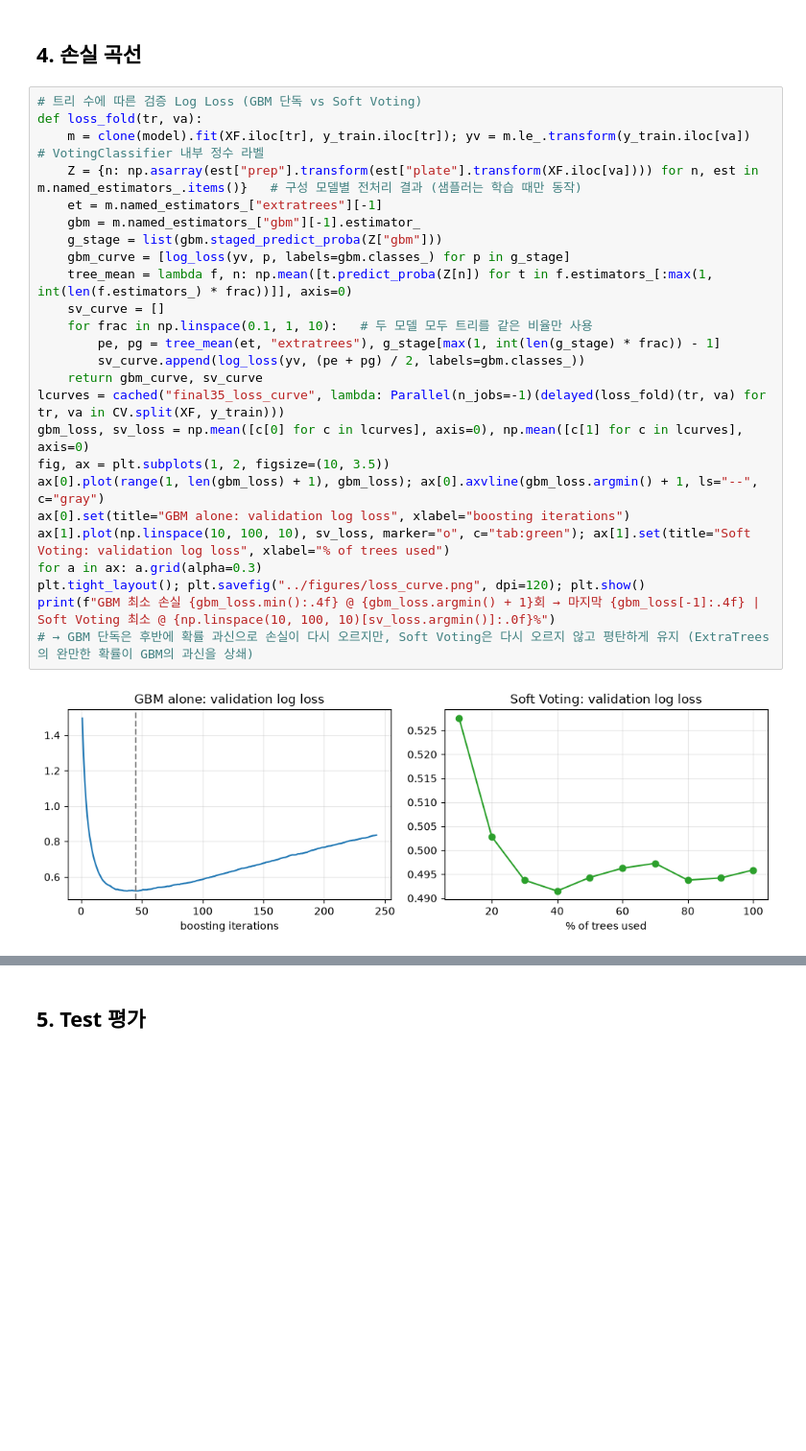
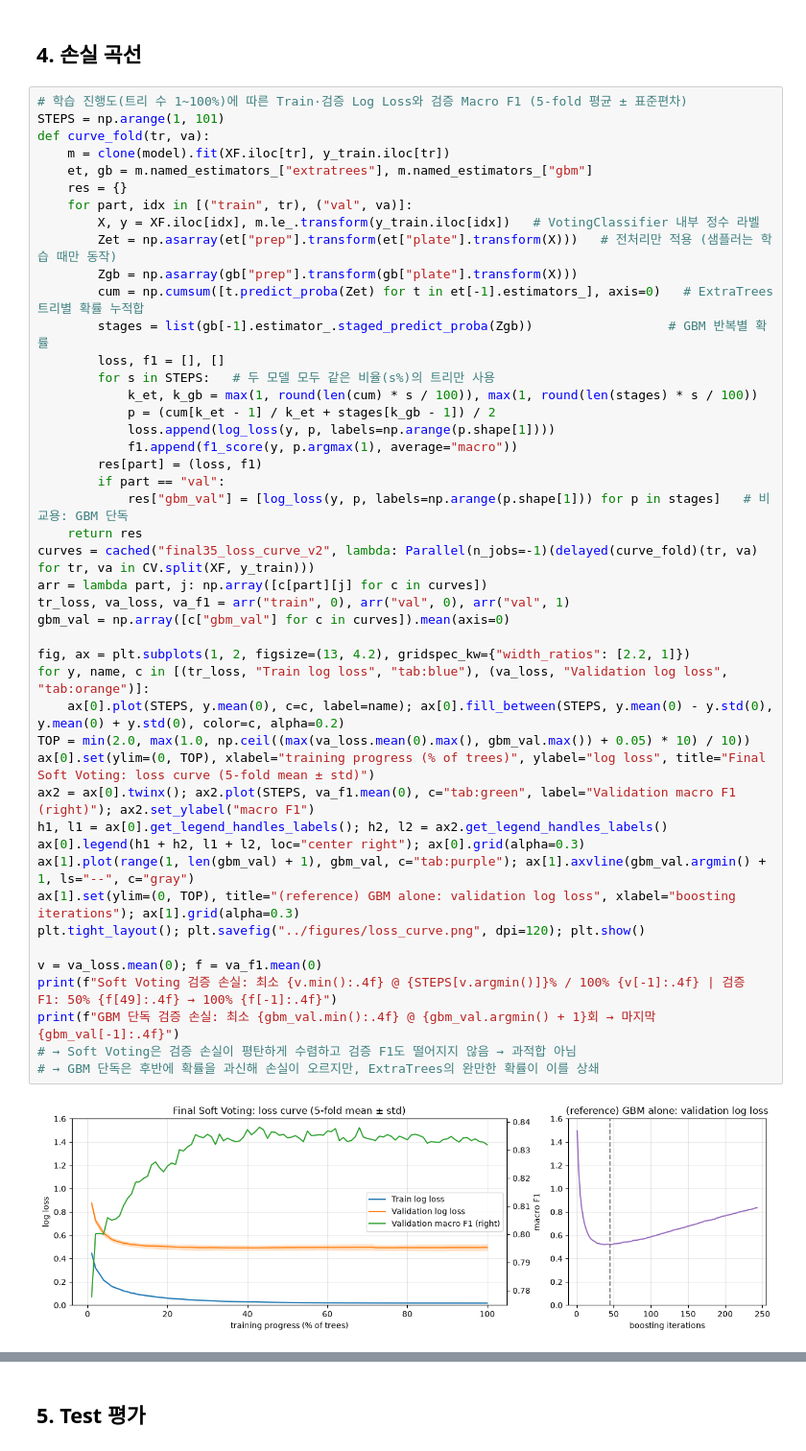
Before and after one commit to taekeoumkim/steel-plate-fault-classification, a Jupyter notebook: notebooks/05_final_model.ipynb, the cells around one changed output, grey strips where cells are left out. Shown at 96% size. Saved outputs shown, nothing was run; the diff lists cells and outputs as text; blank space fills up the shorter version.

```diff
--- a/notebooks/05_final_model.ipynb
+++ b/notebooks/05_final_model.ipynb
@@ -73,29 +73,49 @@ lc
 # %% [markdown]
 ## 4. 손실 곡선
 # %%
-# 트리 수에 따른 검증 Log Loss (GBM 단독 vs Soft Voting)
-def loss_fold(tr, va):
-    m = clone(model).fit(XF.iloc[tr], y_train.iloc[tr]); yv = m.le_.transform(y_train.iloc[va])   # VotingClassifier 내부 정수 라벨
-    Z = {n: np.asarray(est["prep"].transform(est["plate"].transform(XF.iloc[va]))) for n, est in m.named_estimators_.items()}   # 구성 모델별 전처리 결과 (샘플러는 학습 때만 동작)
-    et = m.named_estimators_["extratrees"][-1]
-    gbm = m.named_estimators_["gbm"][-1].estimator_
-    g_stage = list(gbm.staged_predict_proba(Z["gbm"]))
-    gbm_curve = [log_loss(yv, p, labels=gbm.classes_) for p in g_stage]
-    tree_mean = lambda f, n: np.mean([t.predict_proba(Z[n]) for t in f.estimators_[:max(1, int(len(f.estimators_) * frac))]], axis=0)
-    sv_curve = []
-    for frac in np.linspace(0.1, 1, 10):   # 두 모델 모두 트리를 같은 비율만 사용
-        pe, pg = tree_mean(et, "extratrees"), g_stage[max(1, int(len(g_stage) * frac)) - 1]
-        sv_curve.append(log_loss(yv, (pe + pg) / 2, labels=gbm.classes_))
-    return gbm_curve, sv_curve
-lcurves = cached("final35_loss_curve", lambda: Parallel(n_jobs=-1)(delayed(loss_fold)(tr, va) for tr, va in CV.split(XF, y_train)))
-gbm_loss, sv_loss = np.mean([c[0] for c in lcurves], axis=0), np.mean([c[1] for c in lcurves], axis=0)
-fig, ax = plt.subplots(1, 2, figsize=(10, 3.5))
-ax[0].plot(range(1, len(gbm_loss) + 1), gbm_loss); ax[0].axvline(gbm_loss.argmin() + 1, ls="--", c="gray")
-ax[0].set(title="GBM alone: validation log loss", xlabel="boosting iterations")
-ax[1].plot(np.linspace(10, 100, 10), sv_loss, marker="o", c="tab:green"); ax[1].set(title="Soft Voting: validation log loss", xlabel="% of trees used")
-for a in ax: a.grid(alpha=0.3)
+# 학습 진행도(트리 수 1~100%)에 따른 Train·검증 Log Loss와 검증 Macro F1 (5-fold 평균 ± 표준편차)
+STEPS = np.arange(1, 101)
+def curve_fold(tr, va):
+    m = clone(model).fit(XF.iloc[tr], y_train.iloc[tr])
+    et, gb = m.named_estimators_["extratrees"], m.named_estimators_["gbm"]
+    res = {}
+    for part, idx in [("train", tr), ("val", va)]:
+        X, y = XF.iloc[idx], m.le_.transform(y_train.iloc[idx])   # VotingClassifier 내부 정수 라벨
+        Zet = np.asarray(et["prep"].transform(et["plate"].transform(X)))   # 전처리만 적용 (샘플러는 학습 때만 동작)
+        Zgb = np.asarray(gb["prep"].transform(gb["plate"].transform(X)))
+        cum = np.cumsum([t.predict_proba(Zet) for t in et[-1].estimators_], axis=0)   # ExtraTrees 트리별 확률 누적합
+        stages = list(gb[-1].estimator_.staged_predict_proba(Zgb))                  # GBM 반복별 확률
+        loss, f1 = [], []
+        for s in STEPS:   # 두 모델 모두 같은 비율(s%)의 트리만 사용
+            k_et, k_gb = max(1, round(len(cum) * s / 100)), max(1, round(len(stages) * s / 100))
+            p = (cum[k_et - 1] / k_et + stages[k_gb - 1]) / 2
+            loss.append(log_loss(y, p, labels=np.arange(p.shape[1])))
+            f1.append(f1_score(y, p.argmax(1), average="macro"))
+        res[part] = (loss, f1)
+        if part == "val":
+            res["gbm_val"] = [log_loss(y, p, labels=np.arange(p.shape[1])) for p in stages]   # 비교용: GBM 단독
+    return res
+curves = cached("final35_loss_curve_v2", lambda: Parallel(n_jobs=-1)(delayed(curve_fold)(tr, va) for tr, va in CV.split(XF, y_train)))
+arr = lambda part, j: np.array([c[part][j] for c in curves])
+tr_loss, va_loss, va_f1 = arr("train", 0), arr("val", 0), arr("val", 1)
+gbm_val = np.array([c["gbm_val"] for c in curves]).mean(axis=0)
+
+fig, ax = plt.subplots(1, 2, figsize=(13, 4.2), gridspec_kw={"width_ratios": [2.2, 1]})
+for y, name, c in [(tr_loss, "Train log loss", "tab:blue"), (va_loss, "Validation log loss", "tab:orange")]:
+    ax[0].plot(STEPS, y.mean(0), c=c, label=name); ax[0].fill_between(STEPS, y.mean(0) - y.std(0), y.mean(0) + y.std(0), color=c, alpha=0.2)
+TOP = min(2.0, max(1.0, np.ceil((max(va_loss.mean(0).max(), gbm_val.max()) + 0.05) * 10) / 10))
+ax[0].set(ylim=(0, TOP), xlabel="training progress (% of trees)", ylabel="log loss", title="Final Soft Voting: loss curve (5-fold mean ± std)")
+ax2 = ax[0].twinx(); ax2.plot(STEPS, va_f1.mean(0), c="tab:green", label="Validation macro F1 (right)"); ax2.set_ylabel("macro F1")
+h1, l1 = ax[0].get_legend_handles_labels(); h2, l2 = ax2.get_legend_handles_labels()
+ax[0].legend(h1 + h2, l1 + l2, loc="center right"); ax[0].grid(alpha=0.3)
+ax[1].plot(range(1, len(gbm_val) + 1), gbm_val, c="tab:purple"); ax[1].axvline(gbm_val.argmin() + 1, ls="--", c="gray")
+ax[1].set(ylim=(0, TOP), title="(reference) GBM alone: validation log loss", xlabel="boosting iterations"); ax[1].grid(alpha=0.3)
 plt.tight_layout(); plt.savefig("../figures/loss_curve.png", dpi=120); plt.show()
-print(f"GBM 최소 손실 {gbm_loss.min():.4f} @ {gbm_loss.argmin() + 1}회 → 마지막 {gbm_loss[-1]:.4f} | Soft Voting 최소 @ {np.linspace(10, 100, 10)[sv_loss.argmin()]:.0f}%")
-# → GBM 단독은 후반에 확률 과신으로 손실이 다시 오르지만, Soft Voting은 다시 오르지 않고 평탄하게 유지 (ExtraTrees의 완만한 확률이 GBM의 과신을 상쇄)
+
+v = va_loss.mean(0); f = va_f1.mean(0)
+print(f"Soft Voting 검증 손실: 최소 {v.min():.4f} @ {STEPS[v.argmin()]}% / 100% {v[-1]:.4f} | 검증 F1: 50% {f[49]:.4f} → 100% {f[-1]:.4f}")
+print(f"GBM 단독 검증 손실: 최소 {gbm_val.min():.4f} @ {gbm_val.argmin() + 1}회 → 마지막 {gbm_val[-1]:.4f}")
+# → Soft Voting은 검증 손실이 평탄하게 수렴하고 검증 F1도 떨어지지 않음 → 과적합 아님
+# → GBM 단독은 후반에 확률을 과신해 손실이 오르지만, ExtraTrees의 완만한 확률이 이를 상쇄
 # %% [output]
-[figure, old version]
+[figure, new version]
```
Also changed, not shown: parts of 1 cell of this notebook, 2 other files.
